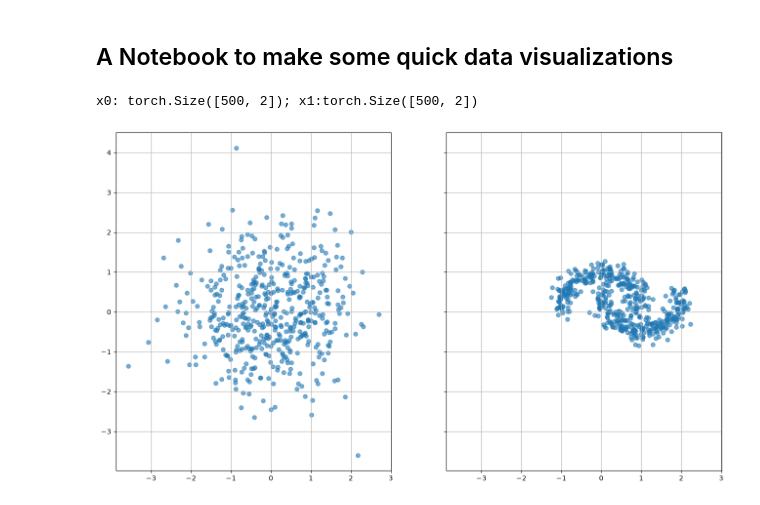
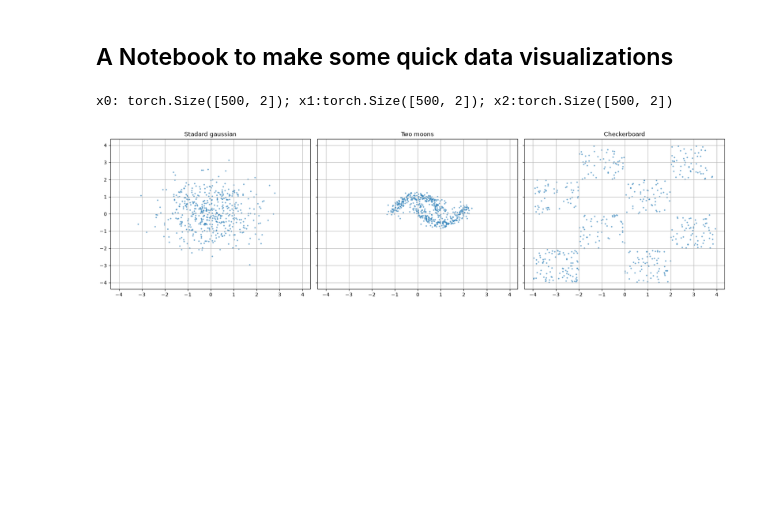
Before and after one commit to Veit21/ChemNetwork, a Jupyter notebook: chemnetwork/data/visualize_data.ipynb, the cells around one changed output. Saved outputs shown, nothing was run; the diff lists cells and outputs as text; code cells hidden in the pictures; blank space fills up the shorter version.

```diff
--- a/chemnetwork/data/visualize_data.ipynb
+++ b/chemnetwork/data/visualize_data.ipynb
@@ -13,18 +14,19 @@ from point_clouds import PointCloudGenerator
 data_generator = PointCloudGenerator(num_samples=500)
 # %%
 # Draw samples x0~p0 and x1~p1
-x0 = data_generator.draw_x0()
-x1 = data_generator.draw_x1(noise=0.15)
-print(f"x0: {x0.shape}; x1:{x1.shape}")
+x0 = data_generator.draw_gaussian()
+x1 = data_generator.draw_moons(noise=0.15)
+x2 = data_generator.draw_checkerboard()
+print(f"x0: {x0.shape}; x1:{x1.shape}; x2:{x2.shape}")
 # %% [output]
-x0: torch.Size([500, 2]); x1:torch.Size([500, 2])
+x0: torch.Size([500, 2]); x1:torch.Size([500, 2]); x2:torch.Size([500, 2])
 # %%
 # Visualize the data
-fig, (ax0, ax1) = plt.subplots(nrows=1, ncols=2, sharex=1, sharey=1, figsize=(16, 9))
-ax0.scatter(x0[:,0], x0[:,1], alpha=0.6)
-ax1.scatter(x1[:,0], x1[:,1], alpha=0.6)
-ax0.grid()
-ax1.grid()
+fig, (ax0, ax1, ax2) = plt.subplots(nrows=1, ncols=3, sharex=1, sharey=1, figsize=(18, 5))
+ax0.scatter(x0[:,0], x0[:,1], s=4, alpha=0.5); ax0.set_title("Stadard gaussian"); ax0.grid()
+ax1.scatter(x1[:,0], x1[:,1], s=4, alpha=0.5); ax1.set_title("Two moons"); ax1.grid()
+ax2.scatter(x2[:,0], x2[:,1], s=4, alpha=0.5); ax2.set_title("Checkerboard"); ax2.grid()
+plt.tight_layout()
 plt.show()
 # %% [output]
-[figure, old version]
+[figure, new version]
```
Also changed, not shown: parts of 1 cell of this notebook, 20 other files.
